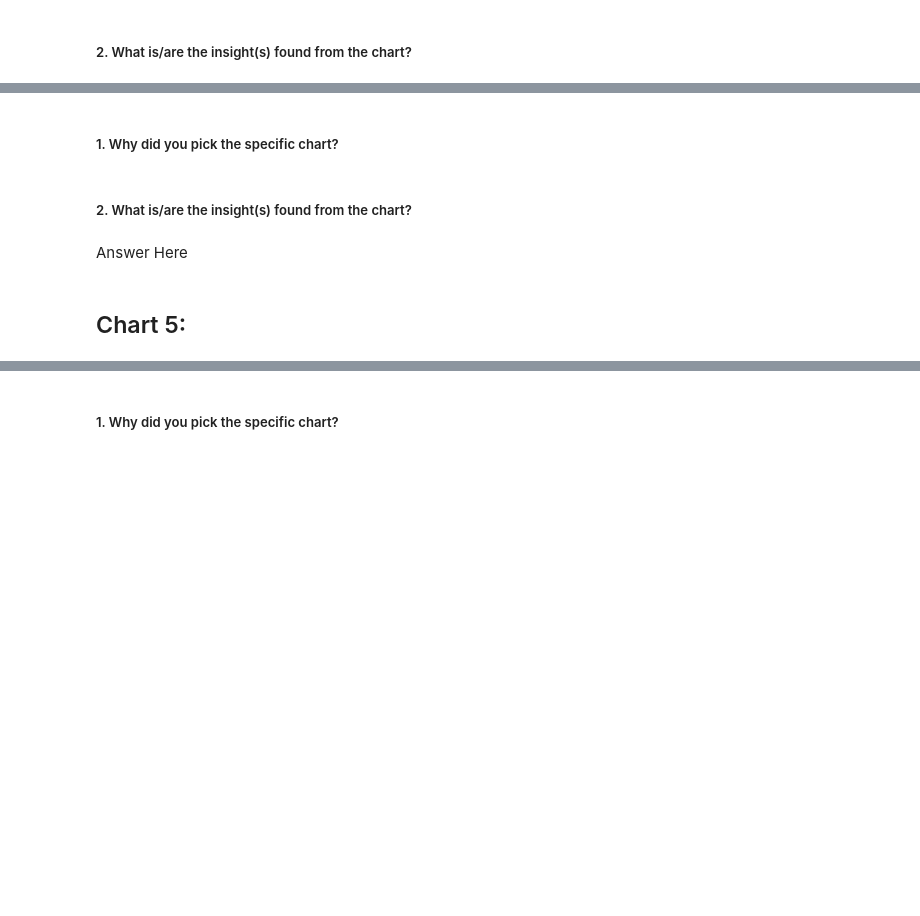
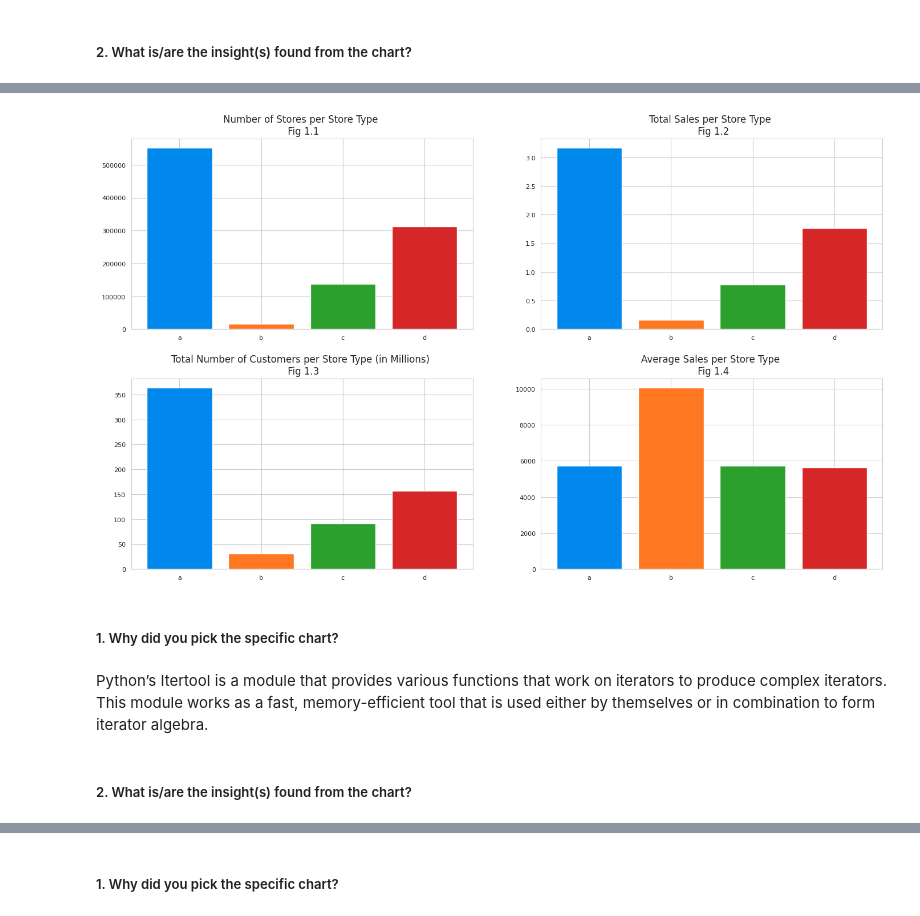
Before and after one commit to 88270gagan/AirBnb-Booking-Analysis, a Jupyter notebook: Retail_Sales_Prediction.ipynb, the cells around one changed output, grey strips where cells are left out. Cells and saved outputs as stored; diff of their text form; code cells hidden in the pictures; blank space fills up the shorter version.

```diff
--- a/Retail_Sales_Prediction.ipynb
+++ b/Retail_Sales_Prediction.ipynb
@@ -858,8 +955,22 @@ Answer Here
+# %%
+import itertools
+fig, axes = plt.subplots(2, 2,figsize=(17,10) )
+palette = itertools.cycle(sns.color_palette(n_colors=4))
+plt.subplots_adjust(hspace = 0.26)
+axes[0,0].bar(Merge.groupby(by="StoreType").count().Store.index ,Merge.groupby(by="StoreType").count().Store,color=[next(palette),next(palette),next(palette),next(palette)])
+axes[0,0].set_title("Number of Stores per Store Type \n Fig 1.1")
+axes[0,1].bar(Merge.groupby(by="StoreType").sum().Store.index,Merge.groupby(by="StoreType").sum().Sales/1e9,color=[next(palette),next(palette),next(palette),next(palette)])
+axes[0,1].set_title("Total Sales per Store Type \n Fig 1.2")
+axes[1,0].bar(Merge.groupby(by="StoreType").sum().Customers.index,Merge.groupby(by="StoreType").sum().Customers/1e6,color=[next(palette),next(palette),next(palette),next(palette)])
+axes[1,0].set_title("Total Number of Customers per Store Type (in Millions) \n Fig 1.3")
+axes[1,1].bar(Merge.groupby(by="StoreType").sum().Customers.index,Merge.groupby(by="StoreType").Sales.mean(),color=[next(palette),next(palette),next(palette),next(palette)])
+axes[1,1].set_title("Average Sales per Store Type \n Fig 1.4")
+plt.show()
+# %% [output]
+[figure, added]
 # %% [markdown]
 ##### 1. Why did you pick the specific chart?
+# %% [markdown]
+Python’s Itertool is a module that provides various functions that work on iterators to produce complex iterators. This module works as a fast, memory-efficient tool that is used either by themselves or in combination to form iterator algebra.
 # %% [markdown]
 ##### 2. What is/are the insight(s) found from the chart?
-# %% [markdown]
-Answer Here
-# %% [markdown]
-## Chart 5:
```
Also changed, not shown: parts of 41 cells of this notebook.
